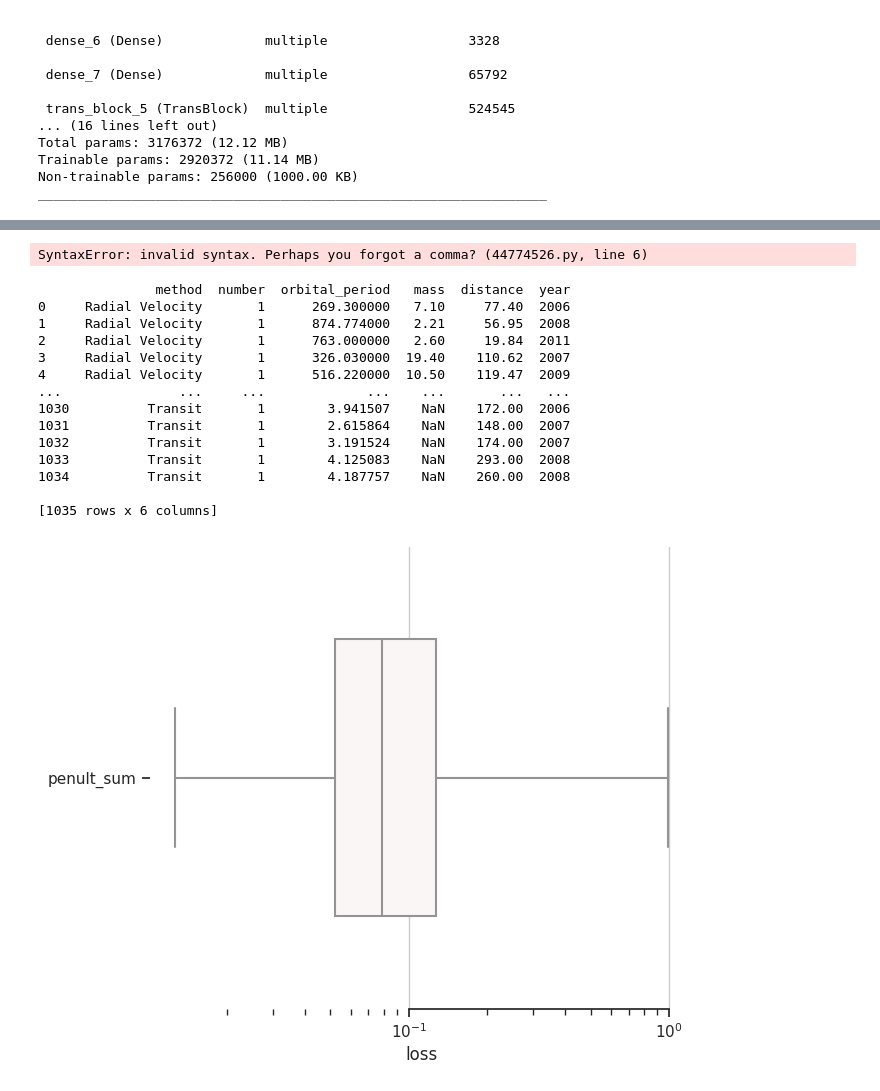
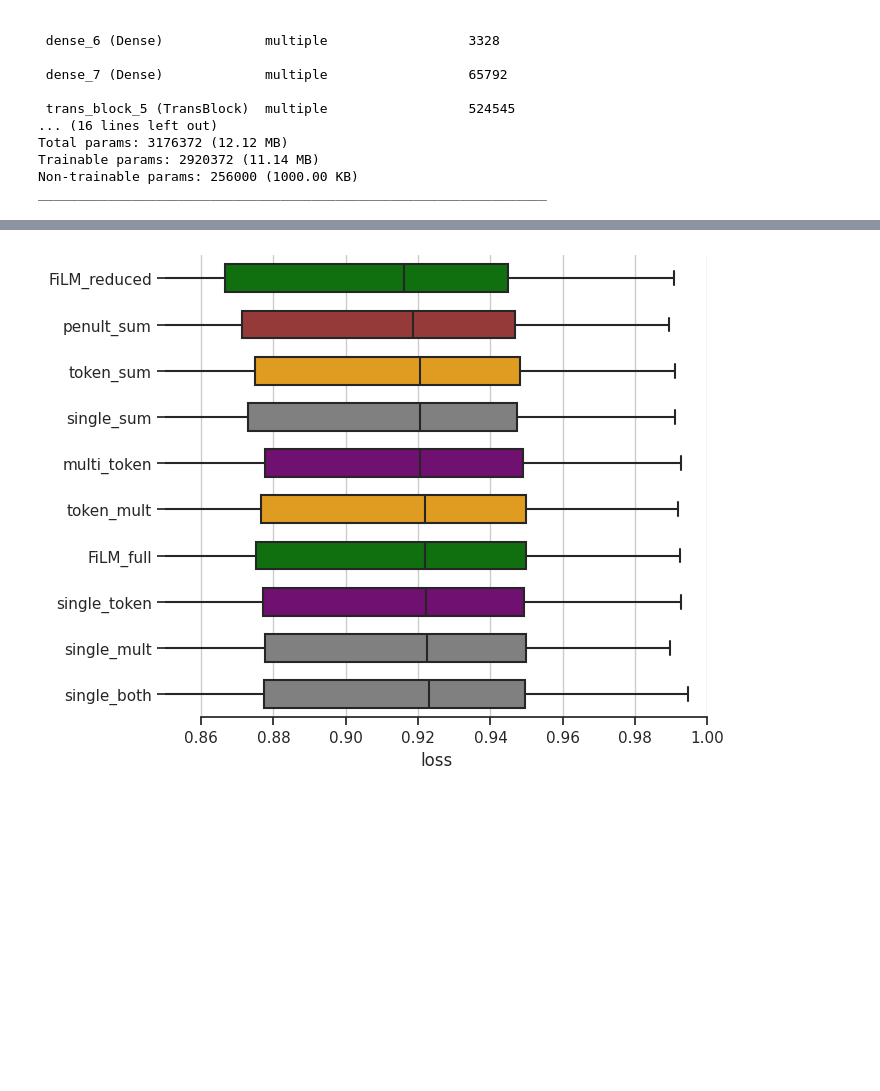
Before and after one commit to Elizabeth-Flx/dlomix-astral, a Jupyter notebook: full_eval.ipynb, the cells around one changed output, grey strips where cells are left out. Saved outputs shown, nothing was run; the diff lists cells and outputs as text; code cells hidden in the pictures; blank space fills up the shorter version.

```diff
--- a/full_eval.ipynb
+++ b/full_eval.ipynb
@@ -43,10 +43,23 @@ model_names = [
     "f_r_FiLM_reduced_d5_static_0.0005_9vG",
     "f_r_FiLM_full_d5_static_0.0005_XOr",
     "f_r_token_mult_d5_static_0.0005_eW4",
-    "f_r_token_sum_d5_static_0.0005_9I4",
+    "0.1107_f_r_token_sum_d5_static_0.0005_9I4",
     "f_r_single_token_d5_static_0.0005_lm6",
     "f_r_multi_token_d5_static_0.0005_RvL",
 ]
 
 model_labels = [name.split('_r_')[1].split('_d5_')[0] for name in model_names]
 model_labels
+
+custom_palette = {
+    'penult_sum'    : "brown",
+    'single_both'   : "grey",
+    'single_mult'   : "grey",
+    'single_sum'    : "grey",
+    'FiLM_reduced'  : "green",
+    'FiLM_full'     : "green",
+    'token_mult'    : "orange",
+    'token_sum'     : "orange",
+    'single_token'  : "purple",
+    'multi_token'   : "purple",
+}
@@ -91,7 +97,7 @@ int_data = FragmentIonIntensityDataset.load_from_disk("/cmnfs/proj/prosit_astral
 # %%
 losses = []
 
-eval_batches = [m for m in int_data.tensor_val_data.take(1)]
+eval_batches = [m for m in int_data.tensor_val_data.take(2)]
 
 for model_name in model_names:
 
@@ -102,7 +108,7 @@ for model_name in model_names:
     pred = []
     true = []
 
-    for j in range(len(eval_batches)):
+    for j in range(0, len(eval_batches)):
 
         predictions = model.predict(eval_batches[j][0], verbose=0)
 
@@ -141,58 +147,35 @@ import numpy as np
 
 
 test = pd.DataFrame({
-    'method': np.repeat(model_labels, 1024)
-    'loss': tf.concat(losses, axis=0)
+    'method': np.repeat(model_labels, len(losses[0])),
+    'loss': 1 - tf.concat(losses, axis=0),
 })
-# %% [output]
-SyntaxError: invalid syntax. Perhaps you forgot a comma? (44774526.py, line 6)
 # %%
 import seaborn as sns
 import matplotlib.pyplot as plt
 
 sns.set_theme(style="ticks")
 
 # Initialize the figure with a logarithmic x axis
 f, ax = plt.subplots(figsize=(7, 6))
-ax.set_xscale("log")
 
-# Load the example planets dataset
-planets = sns.load_dataset("planets")
+ax.set_xlim(0.85, 1)
 
-print(planets)
-
-# Plot the orbital period with horizontal boxes
-# sns.boxplot(
-#     planets, x="distance", y="method", hue="method",
-#     whis=[0, 100], width=.6, palette="vlag"
-# )
+method_order = test.groupby('method')['loss'].median().sort_values().index
 
 sns.boxplot(
     test, x="loss", y="method",
-    whis=[0, 100], width=.6, palette="vlag"
+    order=method_order,  # Order y-axis by median loss
+    whis=[0, 100], width=.6, palette=custom_palette
 )
 
 
 # Add in points to show each observation
-# sns.stripplot(planets, x="distance", y="method", size=4, color=".3")
+#sns.stripplot(test, x="loss", y="method",order=method_order, size=4, color=".3")
 
 # Tweak the visual presentation
 ax.xaxis.grid(True)
 ax.set(ylabel="")
 sns.despine(trim=True, left=True)
 # %% [output]
-               method  number  orbital_period   mass  distance  year
-0     Radial Velocity       1      269.300000   7.10     77.40  2006
-1     Radial Velocity       1      874.774000   2.21     56.95  2008
-2     Radial Velocity       1      763.000000   2.60     19.84  2011
-3     Radial Velocity       1      326.030000  19.40    110.62  2007
-4     Radial Velocity       1      516.220000  10.50    119.47  2009
-...               ...     ...             ...    ...       ...   ...
-1030          Transit       1        3.941507    NaN    172.00  2006
-1031          Transit       1        2.615864    NaN    148.00  2007
-1032          Transit       1        3.191524    NaN    174.00  2007
-1033          Transit       1        4.125083    NaN    293.00  2008
-1034          Transit       1        4.187757    NaN    260.00  2008
-
-[1035 rows x 6 columns]
-[figure, old version]
+[figure, new version]
```
Also changed, not shown: parts of 4 cells of this notebook.
